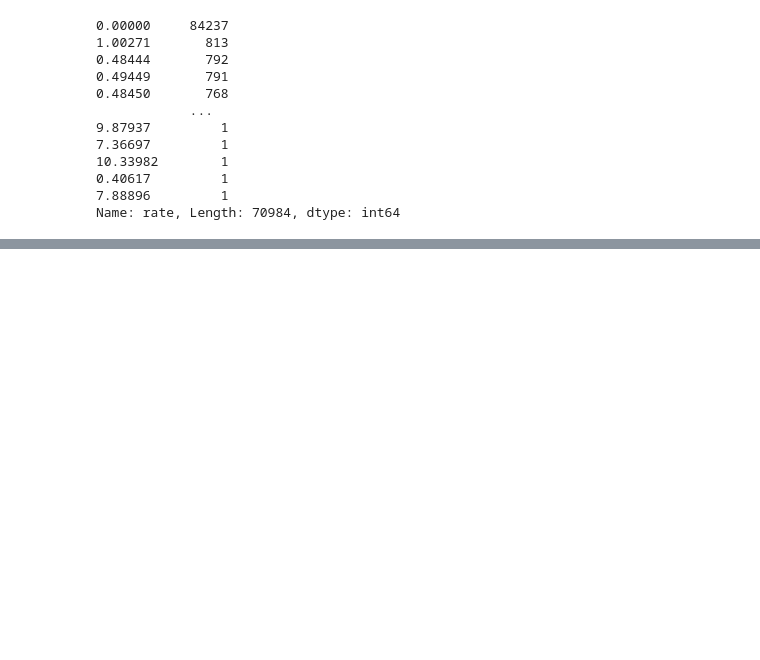
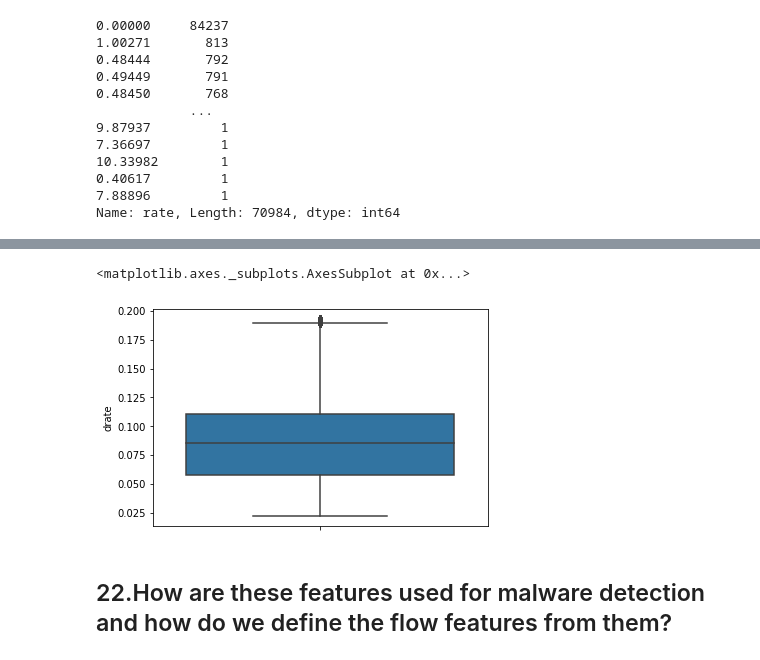
Before and after one commit to Siddharth1698/Analysis-of-DDoS-attack-from-Botnet-devices-using-Machine-Learning-Classifiers, a Jupyter notebook: Data Analysis.ipynb, the cells around one changed output, grey strips where cells are left out. Cells and saved outputs as stored; diff of their text form; code cells hidden in the pictures; blank space fills up the shorter version.

```diff
--- a/Data Analysis.ipynb
+++ b/Data Analysis.ipynb
@@ -427,2 +493,9 @@ df_attacked.rate
+# %%
+sb.boxplot( y=df_get_attacked[df_get_attacked["drate"] < 0.2].drate)
+# %% [output]
+<matplotlib.axes._subplots.AxesSubplot at 0x...>
+[figure, added]
+# %% [markdown]
+## 22.How are these features used for malware detection and how do we define the flow features from them?
 # %%
 df.columns
```
Also changed, not shown: parts of 10 cells of this notebook.
